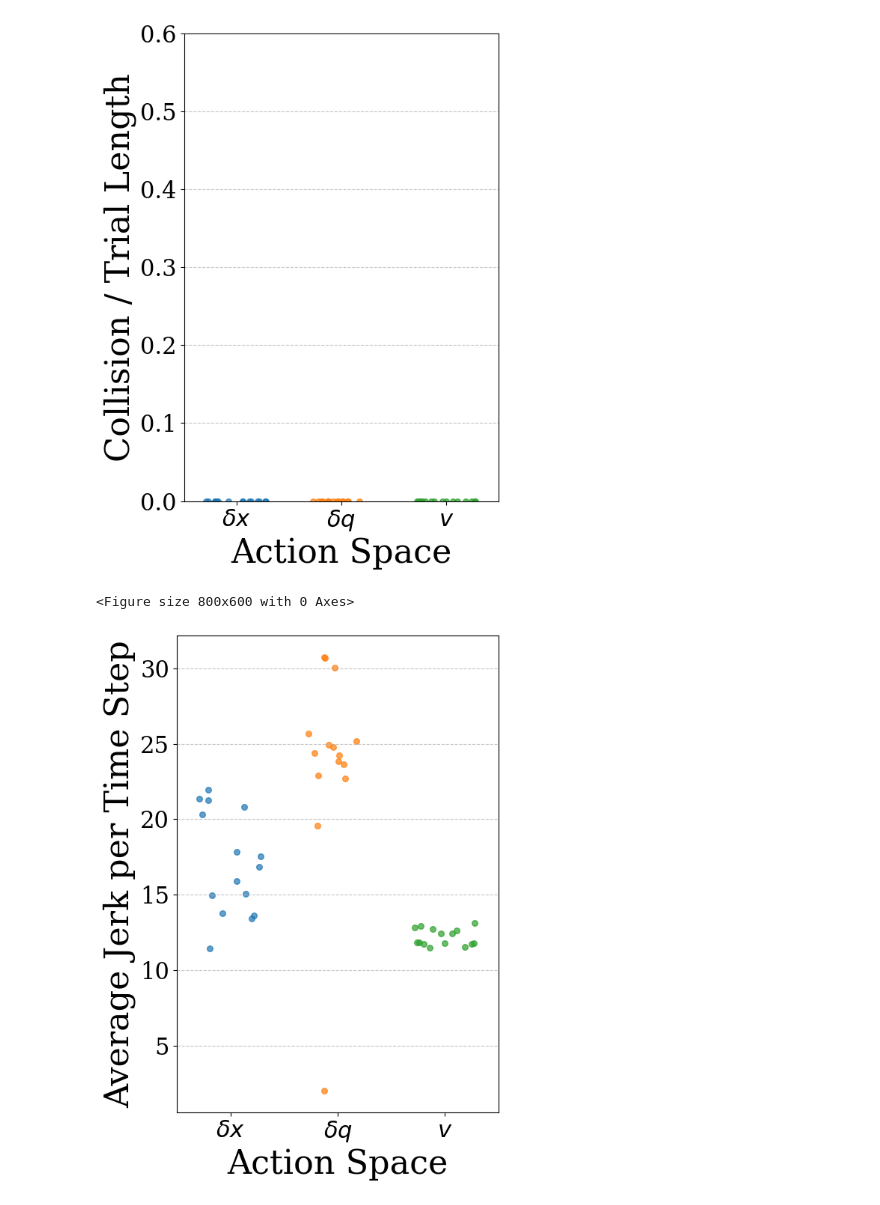
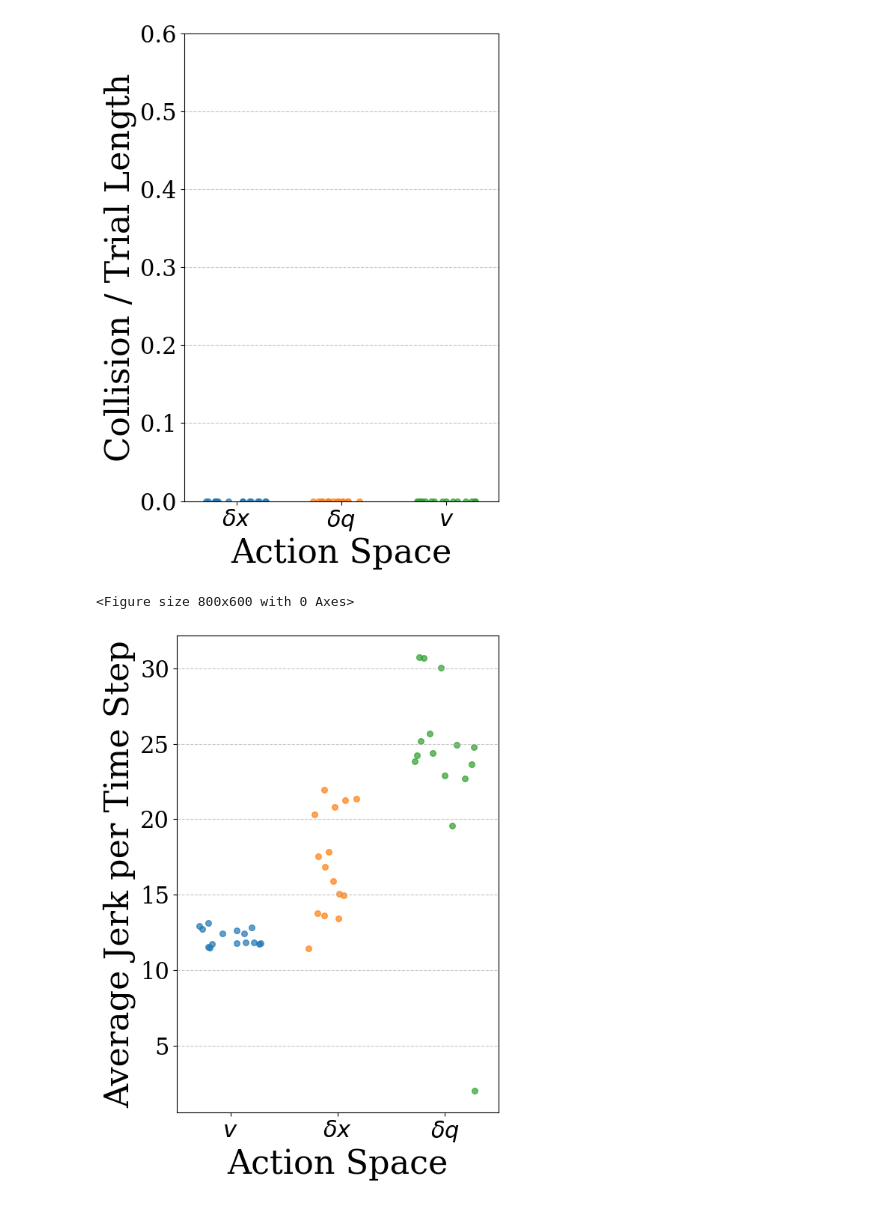
Before and after one commit to RL-Sim-to-Real/training, a Jupyter notebook: visualize/real_time_experiments.ipynb, the cells around one changed output. Drawn from its saved outputs; the diff is of its cells as text; code cells hidden in the pictures.

```diff
--- a/visualize/real_time_experiments.ipynb
+++ b/visualize/real_time_experiments.ipynb
@@ -19,9 +20,11 @@ plt.rcParams['ytick.labelsize'] = 20
 plt.rcParams['legend.fontsize'] = 20
 # %%
 actions = [
+
+    "joint_velocity",
     "cartesian_position",
     "joint_position",
-    "joint_velocity"
+
 ]
 # %%
 use_prop = True
@@ -205,6 +208,7 @@ plt.show()
 plt.figure(figsize=(8, 6))
 collision_rates = []
 labels = []
+
 for act in actions:
     file_paths = [
         os.path.join(folder_path, f"{act}_use_prop_{str(use_prop)}_trial_{i}.pkl.csv")
@@ -218,32 +222,33 @@ for act in actions:
             trial = int(match.group(1)) if match else None
             df['trial'] = trial
             dfs.append(df)
     if dfs:
         all_results = pd.concat(dfs, ignore_index=True)
         trial_stats = all_results.groupby('trial').agg(
             jerks=('joint_jerks', 'mean')
         )
         collision_rates.append(trial_stats['jerks'].dropna())
         labels.append(act)
 # To use LaTeX in matplotlib labels, wrap your label strings with r"$...$"
-labels = [r"$\delta x$", r"$\delta q$", r"$v$"]
+labels = [r"$v$", r"$\delta x$", r"$\delta q$"]
 plt.figure(figsize=(6, 8))
 np.random.seed(42)  # For reproducibility
 for i, rates in enumerate(collision_rates):
     y = rates.values
     # Add a small random jitter to x to avoid overlap
     x = np.full_like(y, i, dtype=float) + np.random.uniform(-0.3, 0.3, size=len(y))
     plt.scatter(x, y, alpha=0.7, s=30, label=labels[i])
 plt.xticks(range(len(labels)), labels, fontsize=22)
 plt.ylabel('Average Jerk per Time Step', fontsize=32)
 plt.xlabel('Action Space', fontsize=32)
 # plt.title('Average Collision Rate Across Trials', fontsize=20)
 plt.yticks(fontsize=22)
 plt.xlim(-0.5, len(labels)-0.5)
+# plt.ylim([5, 80])
 plt.grid(axis='y', linestyle='--', alpha=0.7)
 plt.tight_layout()
 plt.savefig(f"jerk_prop_{use_prop}_dotplot.pdf")
 plt.show()
 # %% [output]
 <Figure size 800x600 with 0 Axes>
-[figure, old version]
+[figure, new version]
```
Also changed, not shown: parts of 3 cells of this notebook, 6 other files.
